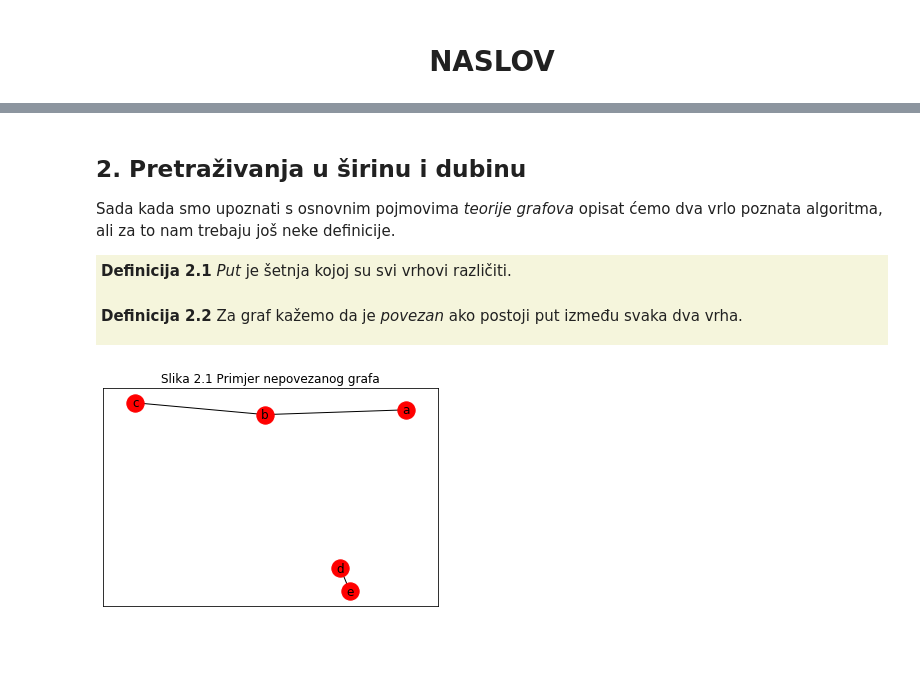
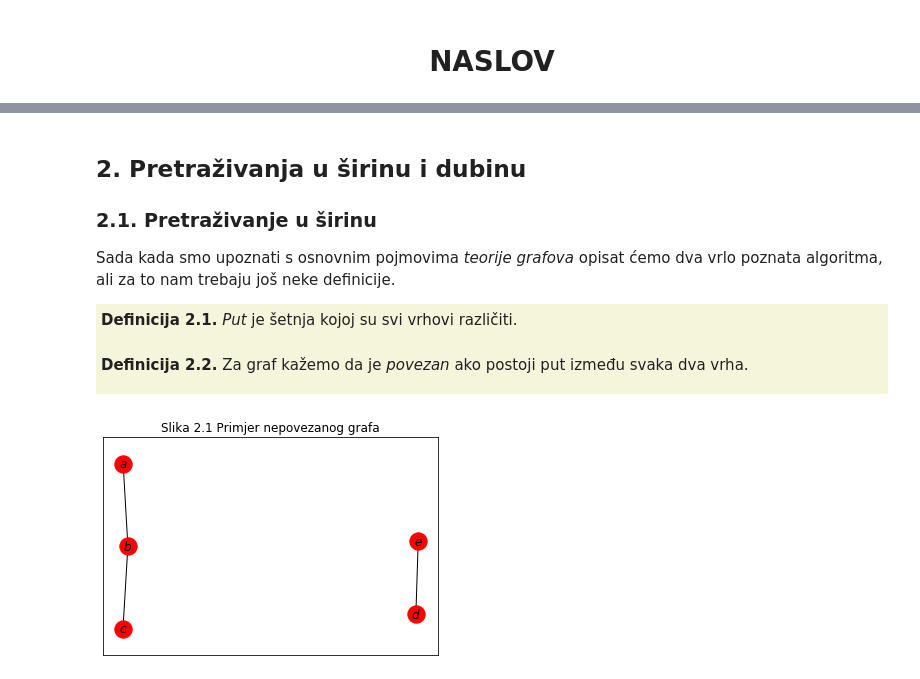
Before and after one commit to nivuckovic/matematicki-softver-esej1, a Jupyter notebook: BFS.ipynb, the cells around one changed output, grey strips where cells are left out. Saved outputs shown, nothing was run; the diff lists cells and outputs as text; code cells hidden in the pictures; blank space fills up the shorter version.

```diff
--- a/BFS.ipynb
+++ b/BFS.ipynb
@@ -79,37 +79,37 @@ $$ e_{0}, e_{1}, e_{2}, \dots, e_{k} \in E. $$
 U našem grafu imamo 4 čvora koja su neparnog stupnja, dakle iz korolara slijedi da u slučaju K&ouml;nigsberga takva staza ne postoji!
 # %% [markdown]
 ## 2. Pretraživanja u širinu i dubinu
-
+### 2.1. Pretraživanje u širinu
 Sada kada smo upoznati s osnovnim pojmovima *teorije grafova* opisat ćemo dva vrlo poznata algoritma, ali za to nam trebaju još neke definicije.
 
 <div style="background-color:Beige; padding: 5px 5px; margin: 10px 0px;">
 
-**Definicija 2.1** *Put* je šetnja kojoj su svi vrhovi različiti.
+**Definicija 2.1.** *Put* je šetnja kojoj su svi vrhovi različiti.
 
 </div>
 
 <div style="background-color:Beige; padding: 5px 5px; margin: 10px 0px;">
 
-**Definicija 2.2** Za graf kažemo da je *povezan* ako postoji put između svaka dva vrha.
+**Definicija 2.2.** Za graf kažemo da je *povezan* ako postoji put između svaka dva vrha.
 
 </div>
 # %%
 import networkx as nx
 import matplotlib.pyplot as plt
 
 # inicijaliziramo graf
 graf = nx.Graph()
 graf.add_edges_from([(0, 1), (1, 2), (3, 4)])
 
 # ascii vrijednosti pretvorimo u char
-node_labels = { i : chr(97 + i) for i in range(0, 5) }
+node_labels = { i : '$'+chr(97 + i)+'$' for i in range(0, 5) }
 
 # crtam graf
 nx.draw_networkx(graf, with_labels=True, labels=node_labels, node_color='red')
-plt.title('Slika 2.1 Primjer nepovezanog grafa')
+plt.title('Slika 2.1.Primjer nepovezanog grafa')
 plt.show()
 # %% [output]
-[figure, old version]
+[figure, new version]
 # %% [markdown]
 Iz primjera sa slike se lagano vidi da graf nije povezan (npr. ne postoji put između $c$ i $d$), ali kako će računalo provjeriti za zadani graf je li povezan? Ili ako je povezan možda želimo pronaći najkraći put između dva čvora?
 <br><br>
```
Also changed, not shown: parts of 30 cells of this notebook.
